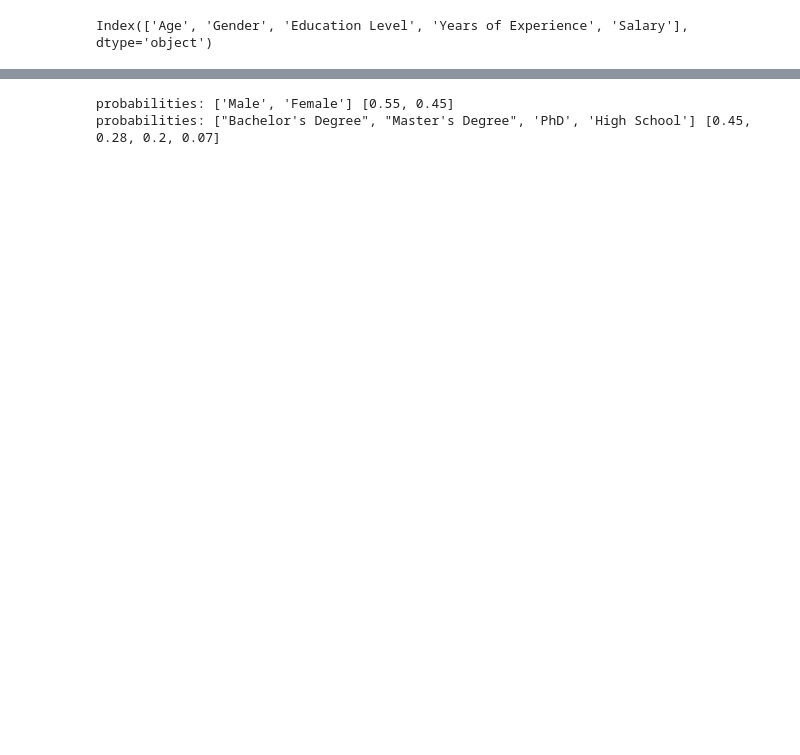
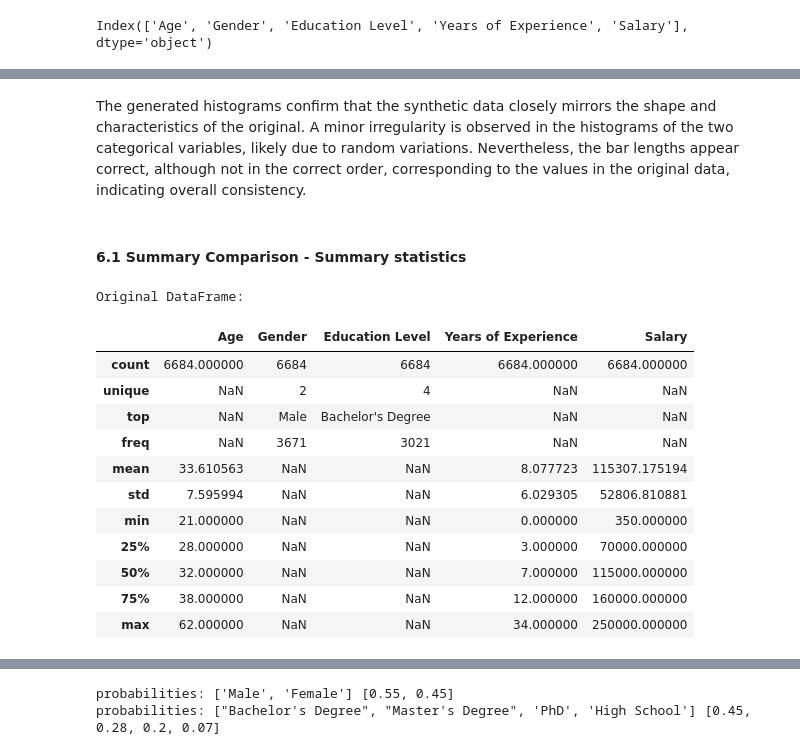
Before and after one commit to noyo0/ProgrammingForDataAnalysis, a Jupyter notebook: Project1/Project1.ipynb, the cells around one changed output, grey strips where cells are left out. Cells and saved outputs as stored; diff of their text form; code cells hidden in the pictures; blank space fills up the shorter version.

```diff
--- a/Project1/Project1.ipynb
+++ b/Project1/Project1.ipynb
@@ -839 +837,23 @@ ValueError: autodetected range of [nan, nan] is not finite
+# %% [markdown]
+The generated histograms confirm that the synthetic data closely mirrors the shape and characteristics of the original. A minor irregularity is observed in the histograms of the two categorical variables, likely due to random variations. Nevertheless, the bar lengths appear correct, although not in the correct order, corresponding to the values in the original data, indicating overall consistency.
+# %% [markdown]
+#### 6.1 Summary Comparison - Summary statistics
+# %%
+#Generate Summary statistics for both original and synthetic data for comparison.
+print("Original DataFrame:")
+df.describe(include='all')
+# %% [output]
+Original DataFrame:
+|  | Age | Gender | Education Level | Years of Experience | Salary |
+| count | 6684.000000 | 6684 | 6684 | 6684.000000 | 6684.000000 |
+| unique | NaN | 2 | 4 | NaN | NaN |
+| top | NaN | Male | Bachelor's Degree | NaN | NaN |
+| freq | NaN | 3671 | 3021 | NaN | NaN |
+| mean | 33.610563 | NaN | NaN | 8.077723 | 115307.175194 |
+| std | 7.595994 | NaN | NaN | 6.029305 | 52806.810881 |
+| min | 21.000000 | NaN | NaN | 0.000000 | 350.000000 |
+| 25% | 28.000000 | NaN | NaN | 3.000000 | 70000.000000 |
+| 50% | 32.000000 | NaN | NaN | 7.000000 | 115000.000000 |
+| 75% | 38.000000 | NaN | NaN | 12.000000 | 160000.000000 |
+| max | 62.000000 | NaN | NaN | 34.000000 | 250000.000000 |
 # %%
```
Also changed, not shown: parts of 29 cells of this notebook.
